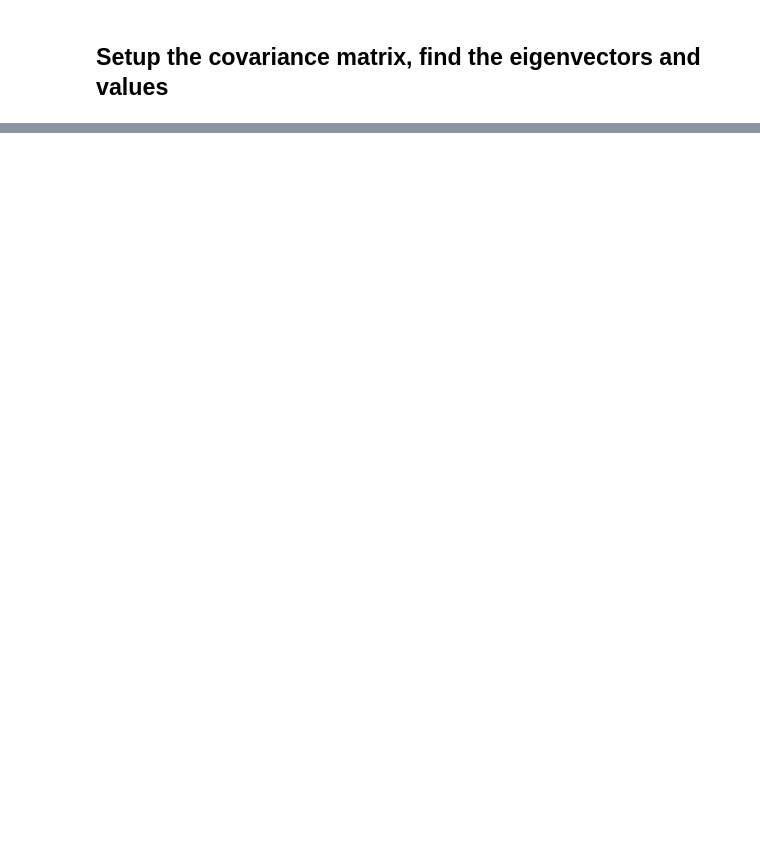
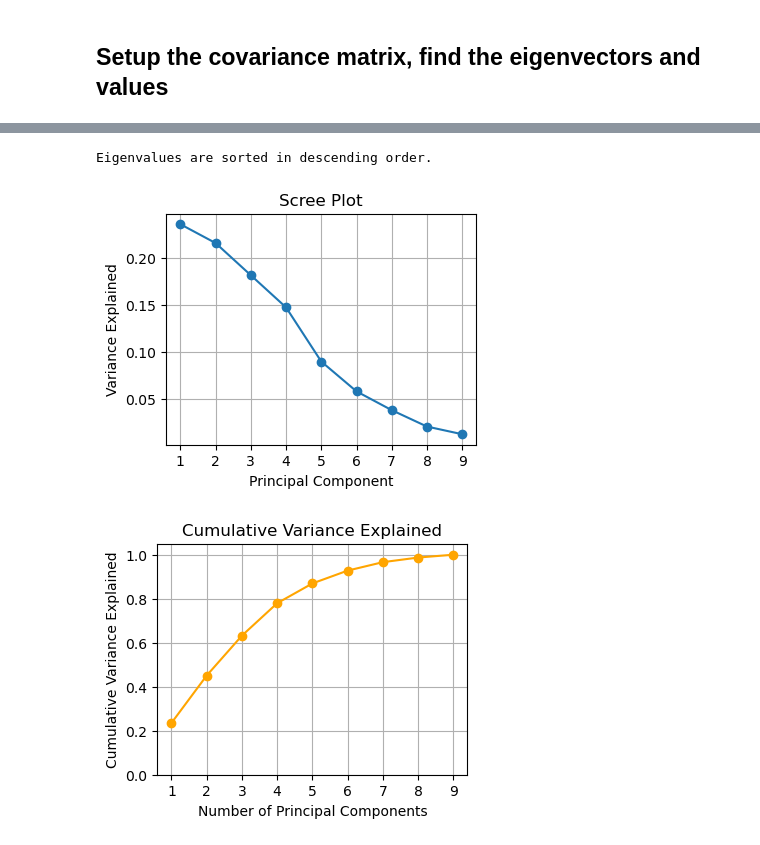
Before and after one commit to knaegle/MDS_JensenJanes, a Jupyter notebook: Jensen_Janes.ipynb, the cells around one changed output, grey strips where cells are left out. Saved outputs shown, nothing was run; the diff lists cells and outputs as text; code cells hidden in the pictures; blank space fills up the shorter version.

```diff
--- a/Jensen_Janes.ipynb
+++ b/Jensen_Janes.ipynb
@@ -92,7 +178,16 @@ eigVals, eigVec = np.linalg.eig(S)
 # %%
 #Check eigVals, are they sorted and in which order (ascending/descending) -- here shows it is in descending
 # so the 0th eigenvector is PC1.
 eigVals
+if eigVals[0] > eigVals[1]:
+    print("Eigenvalues are sorted in descending order.")
+else:
+    print("Eigenvalues are not sorted in descending order.")
+# make the scree plot, % variance explained by each PC
+# %% [output]
+Eigenvalues are sorted in descending order.
+[figure, added]
+[figure, added]
 # %%
 #Calculate the scores by matrix multiplication of the zscore data and the eigenvectors
 T = np.matmul(zscore_df.values, eigVec)
```
Also changed, not shown: parts of 16 cells of this notebook.
